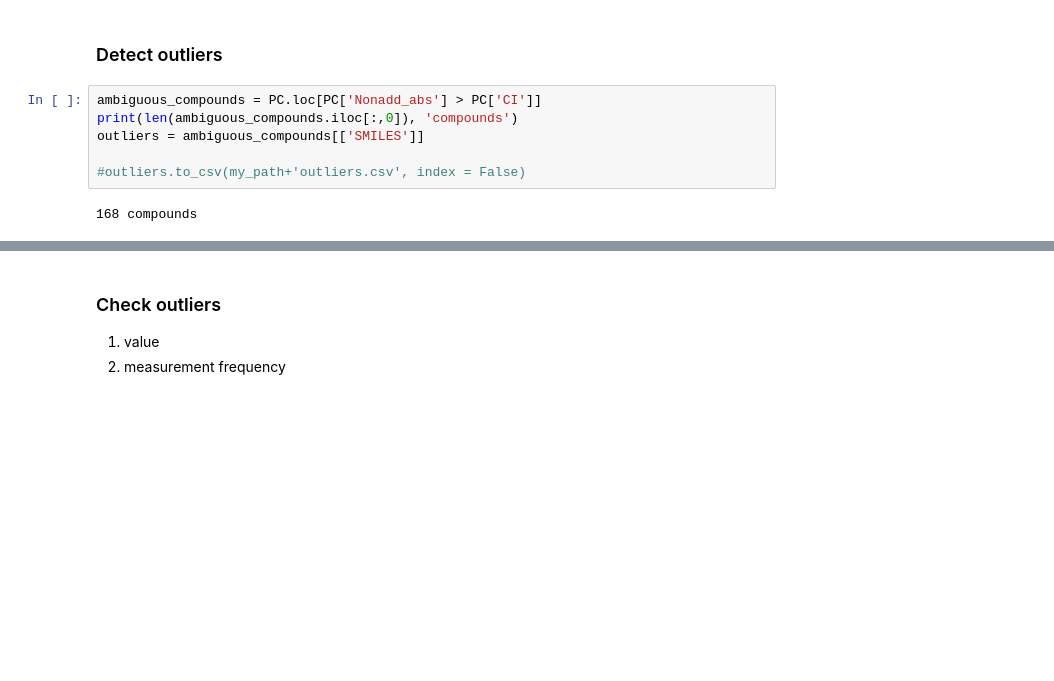
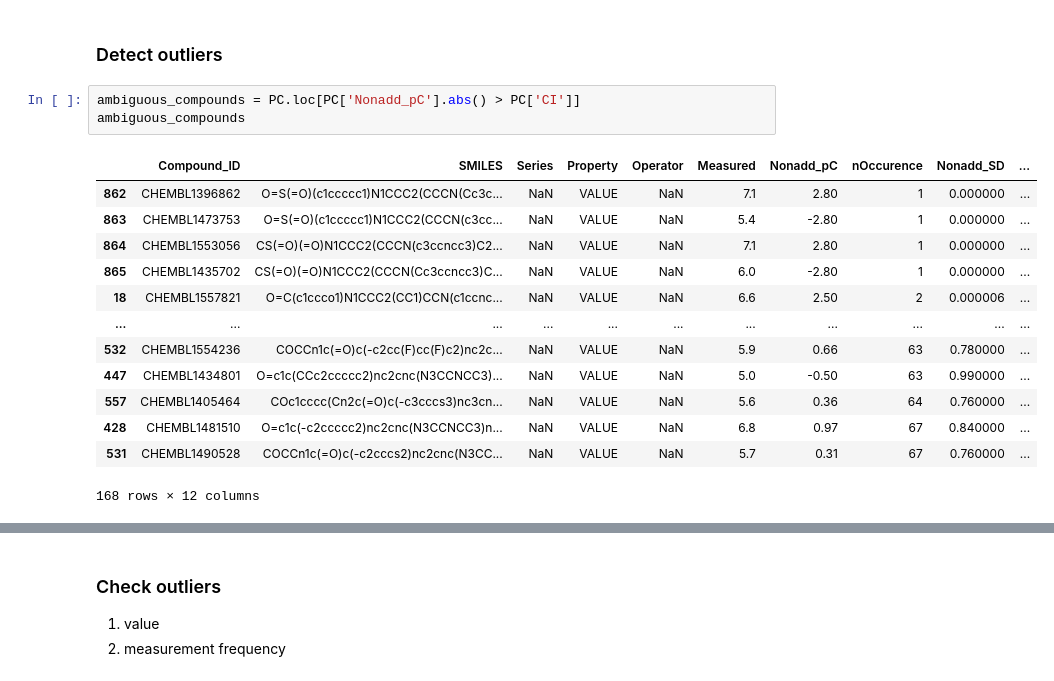
Before and after one commit to MolecularAI/NonadditivityAnalysis, a Jupyter notebook: NAA_Workflow_ChEMBL.ipynb, the cells around one changed output, grey strips where cells are left out. Saved outputs shown, nothing was run; the diff lists cells and outputs as text; blank space fills up the shorter version.

```diff
--- a/NAA_Workflow_ChEMBL.ipynb
+++ b/NAA_Workflow_ChEMBL.ipynb
@@ -175,13 +198,22 @@ NA_distribution(MAIN['Nonadditivity'], normal_dist)
 # %% [markdown]
 ### Detect outliers
-# %%
-ambiguous_compounds = PC.loc[PC['Nonadd_abs'] > PC['CI']]
-print(len(ambiguous_compounds.iloc[:,0]), 'compounds')
-outliers = ambiguous_compounds[['SMILES']]
-
-#outliers.to_csv(my_path+'outliers.csv', index = False)
-# %% [output]
-168 compounds
+# %%
+ambiguous_compounds = PC.loc[PC['Nonadd_pC'].abs() > PC['CI']]
+ambiguous_compounds
+# %% [output]
+|  | Compound_ID | SMILES | Series | Property | Operator | Measured | Nonadd_pC | nOccurence | Nonadd_SD | ... |
+| 862 | CHEMBL1396862 | O=S(=O)(c1ccccc1)N1CCC2(CCCN(Cc3c... | NaN | VALUE | NaN | 7.1 | 2.80 | 1 | 0.000000 | ... |
+| 863 | CHEMBL1473753 | O=S(=O)(c1ccccc1)N1CCC2(CCCN(c3cc... | NaN | VALUE | NaN | 5.4 | -2.80 | 1 | 0.000000 | ... |
+| 864 | CHEMBL1553056 | CS(=O)(=O)N1CCC2(CCCN(c3ccncc3)C2... | NaN | VALUE | NaN | 7.1 | 2.80 | 1 | 0.000000 | ... |
+| 865 | CHEMBL1435702 | CS(=O)(=O)N1CCC2(CCCN(Cc3ccncc3)C... | NaN | VALUE | NaN | 6.0 | -2.80 | 1 | 0.000000 | ... |
+| 18 | CHEMBL1557821 | O=C(c1ccco1)N1CCC2(CC1)CCN(c1ccnc... | NaN | VALUE | NaN | 6.6 | 2.50 | 2 | 0.000006 | ... |
+| ... | ... | ... | ... | ... | ... | ... | ... | ... | ... | ... |
+| 532 | CHEMBL1554236 | COCCn1c(=O)c(-c2cc(F)cc(F)c2)nc2c... | NaN | VALUE | NaN | 5.9 | 0.66 | 63 | 0.780000 | ... |
+| 447 | CHEMBL1434801 | O=c1c(CCc2ccccc2)nc2cnc(N3CCNCC3)... | NaN | VALUE | NaN | 5.0 | -0.50 | 63 | 0.990000 | ... |
+| 557 | CHEMBL1405464 | COc1cccc(Cn2c(=O)c(-c3cccs3)nc3cn... | NaN | VALUE | NaN | 5.6 | 0.36 | 64 | 0.760000 | ... |
+| 428 | CHEMBL1481510 | O=c1c(-c2ccccc2)nc2cnc(N3CCNCC3)n... | NaN | VALUE | NaN | 6.8 | 0.97 | 67 | 0.840000 | ... |
+| 531 | CHEMBL1490528 | COCCn1c(=O)c(-c2cccs2)nc2cnc(N3CC... | NaN | VALUE | NaN | 5.7 | 0.31 | 67 | 0.760000 | ... |
+168 rows × 12 columns
 # %%
 ambiguous_compounds = ambiguous_compounds.sort_values('Nonadd_abs')
 SMILES = list(ambiguous_compounds['SMILES'])
```
Also changed, not shown: parts of 23 cells of this notebook.
